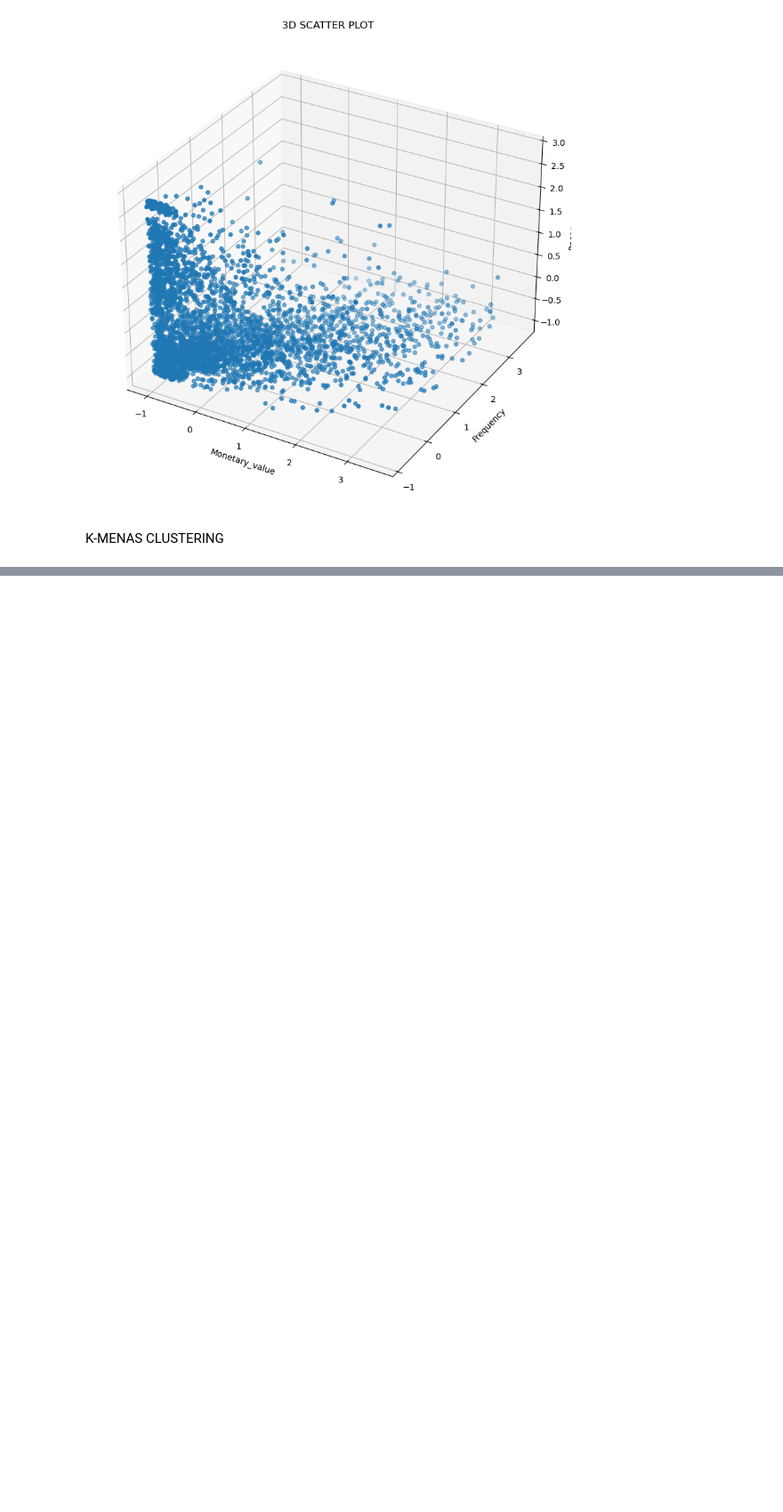
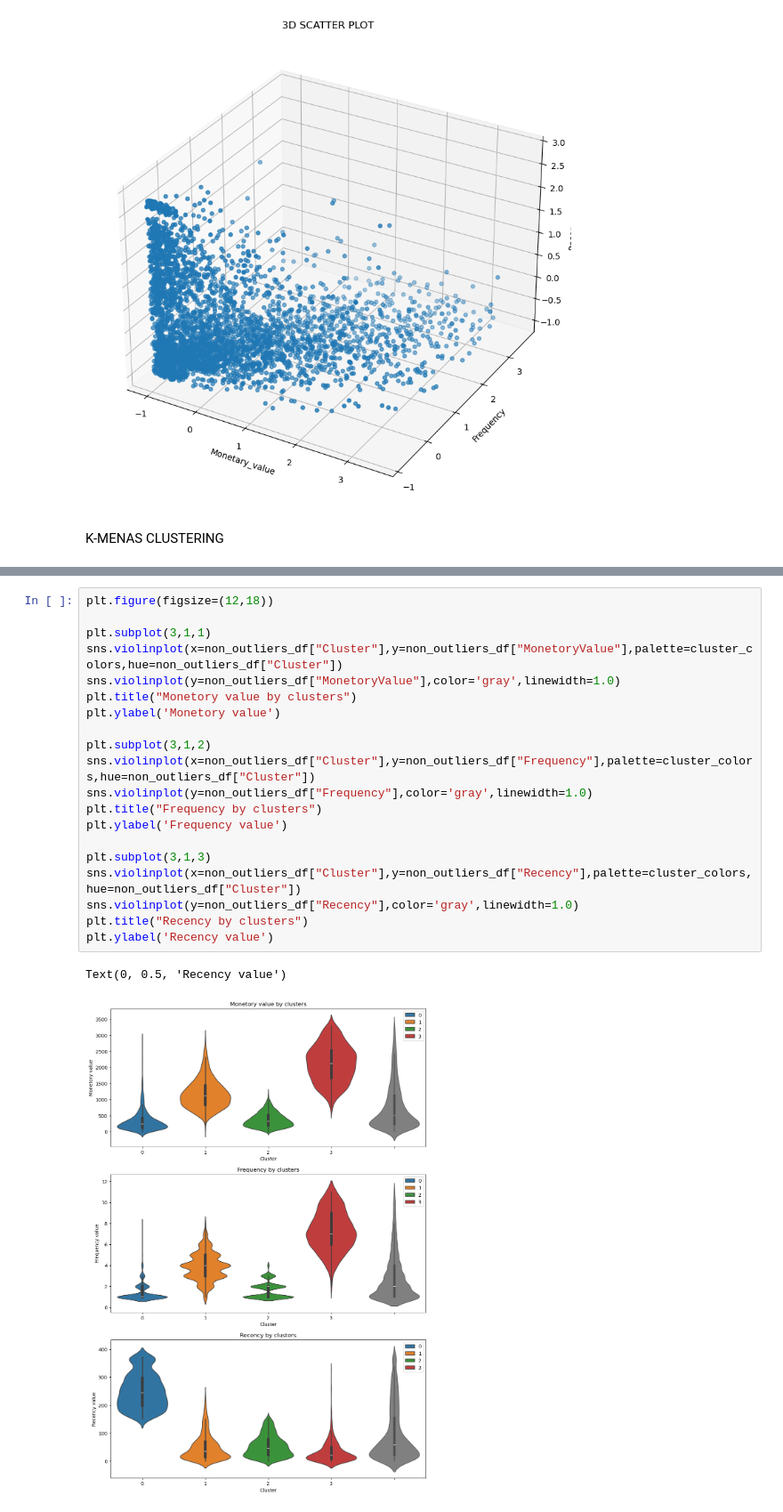
Before and after one commit to manas1110/customer_analysis_using_k-means, a Jupyter notebook: analysis.ipynb, the cells around one changed output, grey strips where cells are left out. Shown at 89% size. Cells and saved outputs as stored; diff of their text form; blank space fills up the shorter version.

```diff
--- a/analysis.ipynb
+++ b/analysis.ipynb
@@ -462,0 +543,23 @@ k_vlaues=range(2,max_k+1)
+# %%
+plt.figure(figsize=(12,18))
+
+plt.subplot(3,1,1)
+sns.violinplot(x=non_outliers_df["Cluster"],y=non_outliers_df["MonetoryValue"],palette=cluster_colors,hue=non_outliers_df["Cluster"])
+sns.violinplot(y=non_outliers_df["MonetoryValue"],color='gray',linewidth=1.0)
+plt.title("Monetory value by clusters")
+plt.ylabel('Monetory value')
+
+plt.subplot(3,1,2)
+sns.violinplot(x=non_outliers_df["Cluster"],y=non_outliers_df["Frequency"],palette=cluster_colors,hue=non_outliers_df["Cluster"])
+sns.violinplot(y=non_outliers_df["Frequency"],color='gray',linewidth=1.0)
+plt.title("Frequency by clusters")
+plt.ylabel('Frequency value')
+
+plt.subplot(3,1,3)
+sns.violinplot(x=non_outliers_df["Cluster"],y=non_outliers_df["Recency"],palette=cluster_colors,hue=non_outliers_df["Cluster"])
+sns.violinplot(y=non_outliers_df["Recency"],color='gray',linewidth=1.0)
+plt.title("Recency by clusters")
+plt.ylabel('Recency value')
+# %% [output]
+Text(0, 0.5, 'Recency value')
+[figure, added]
```
Also changed, not shown: parts of 12 cells of this notebook.
